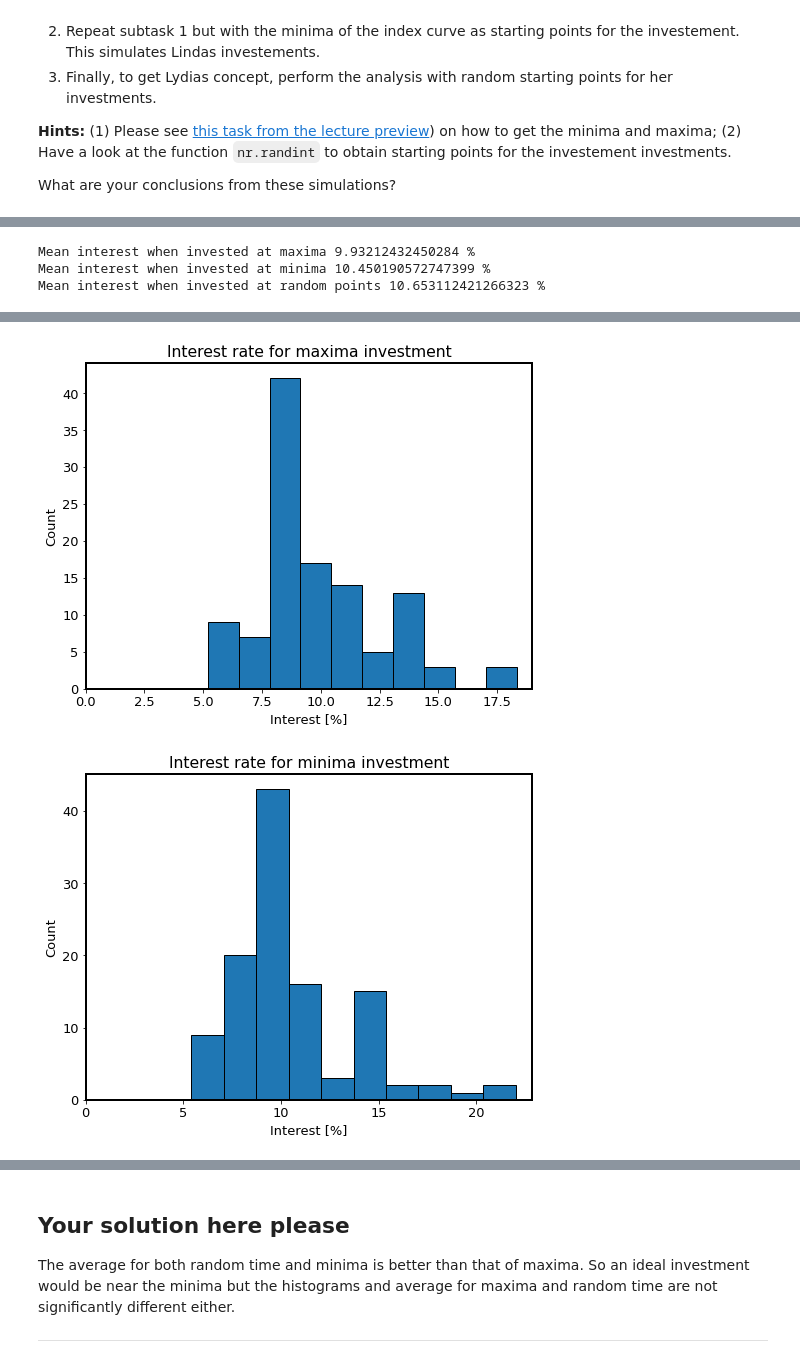
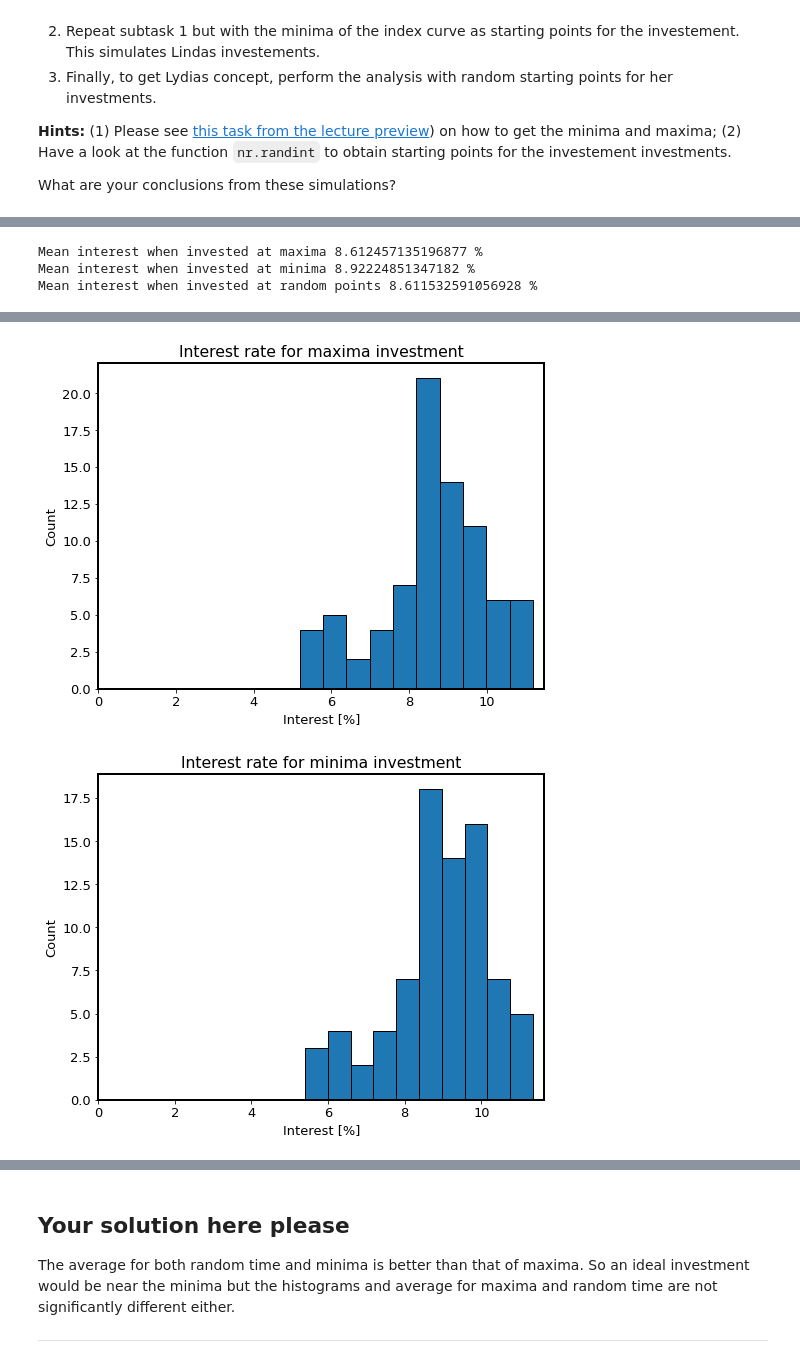
Before and after one commit to tesla1900/programming_course, a Jupyter notebook: project/Project_1.ipynb, the cells around one changed output, grey strips where cells are left out. Cells and saved outputs as stored; diff of their text form; code cells hidden in the pictures.

```diff
--- a/project/Project_1.ipynb
+++ b/project/Project_1.ipynb
@@ -272,10 +272,10 @@ years = 5 # can be set to whatever value
 
 interests = np.array([])
 index = np.arange(0, len(values) - (12 * years), 1)
-interests = interest(values[index], values[index + (12 * years)], years)
+interests = interest(values[index], values[index + (12 * years)], years) * 100
 
 # declaring variables for plotting
-x = interests * 100
+x = interests
 n_bins = 15
 
 # plotting
@@ -285,12 +285,12 @@ plt.xlabel("Interest rate [%]")
 plt.ylabel("Count")
 
 # printing mean, standard deviation, worst year and best year
-print("Mean", np.mean(interests) * 100, "%")
-print("Standard deviation", np.std(interests) * 100, "%")
+print("Mean", np.mean(interests), "%")
+print("Standard deviation", np.std(interests), "%")
 print("The worst year for %s-year(s) investment was" %years,
-      dates[np.argmin(interests)], "with an interest rate of", interests[np.argmin(interests)] * 100, "%")
+      dates[np.argmin(interests)], "with an interest rate of", interests[np.argmin(interests)], "%")
 print("The best year for %s-year(s) investment was" %years,
-      dates[np.argmax(interests)], "with an interest rate of", interests[np.argmax(interests)] * 100, "%")
+      dates[np.argmax(interests)], "with an interest rate of", interests[np.argmax(interests)], "%")
 # %% [output]
 Mean 10.56425617246714 %
 Standard deviation 9.278094025470248 %
@@ -398,9 +398,12 @@ max_int = np.array([])
 min_int = np.array([])
 now_int = np.array([])
 
-# taking values before the last 2 years
-x = dates[:-24]
-y = values[:-24]
+# value which breaks-even
+my_time = 15
+
+# taking values before the my_time years
+x = dates[:-(my_time * 12)]
+y = values[:-(my_time * 12)]
 
 # finding the local maxima and minima
 a = np.where((y[1:-1] >= y[:-2]) & (y[1:-1] >= y[2:]))[0] + 1
@@ -410,8 +413,8 @@ b = np.where((y[1:-1] <= y[:-2]) & (y[1:-1] <= y[2:]))[0] + 1
 max_int = interest(y[a], values[-1], dates[-1] - x[a]) * 100
 min_int = interest(y[b], values[-1], dates[-1] - x[b]) * 100
 for i in range(0, 100):
-    random = nr.randint(0, len(dates) - 24)
-    now_int = np.append(now_int, interest(values[random], values[-1], dates[-1] -dates[random]) * 100)
+    random = nr.randint(0, len(dates) - (my_time * 12))
+    now_int = np.append(now_int, interest(values[random], values[-1], dates[-1] - dates[random]) * 100)
 
 # printing mean
 print("Mean interest when invested at maxima", np.mean(max_int), "%")
@@ -423,8 +426,8 @@ bins = 10
 
 # plotting local maxima and minima on data
 plt.plot(dates, values)
-plt.plot(x[a], y[a], 'o', label="maxima")
-plt.plot(x[b], y[b], 'o', label="minima")
+plt.plot(x[a], y[a], 'o', color='red', label="maxima")
+plt.plot(x[b], y[b], 'o', color='green', label="minima")
 plt.title("MSCI-World index with all maxima and minima")
 plt.xlabel("Year")
 plt.ylabel("MSCI-Index (dimensionless)")
@@ -453,6 +456,6 @@ plt.ylabel("Count")
 plt.xlim(left=0)
 plt.show()
 # %% [output]
-Mean interest when invested at maxima 9.93212432450284 %
-Mean interest when invested at minima 10.450190572747399 %
-Mean interest when invested at random points 10.653112421266323 %
+Mean interest when invested at maxima 8.612457135196877 %
+Mean interest when invested at minima 8.92224851347182 %
+Mean interest when invested at random points 8.611532591056928 %
@@ -460,2 +463,2 @@ Mean interest when invested at random points 10.653112421266323 %
-[figure, old version]
+[figure, new version]
-[figure, old version]
+[figure, new version]
```
Also changed, not shown: parts of 5 cells of this notebook.
